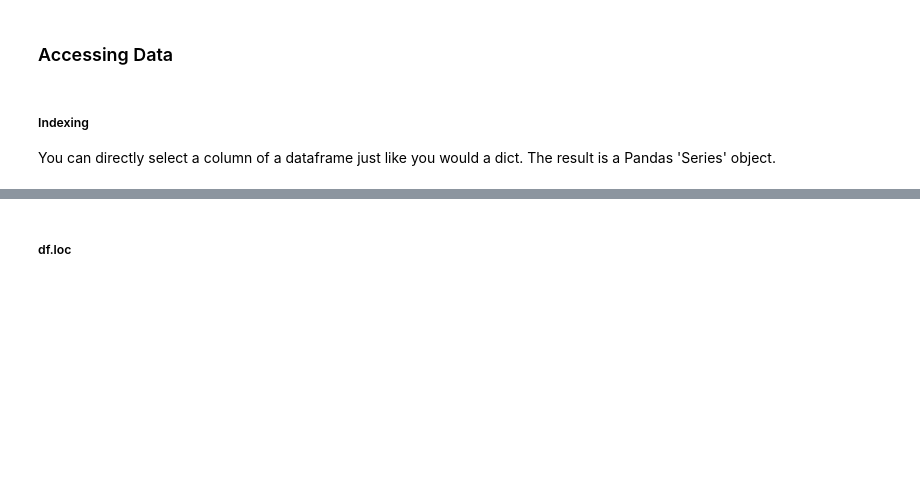
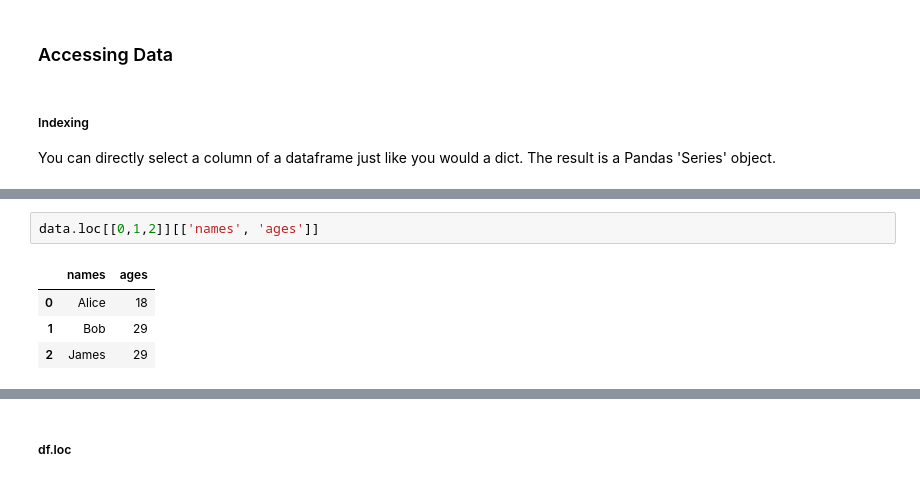
Before and after one commit to nargis-akhter/CodingTempleBootcamp, a Jupyter notebook: week 3/python day 4/my notebook.ipynb, the cells around one changed output, grey strips where cells are left out. Drawn from its saved outputs; the diff is of its cells as text; blank space fills up the shorter version.

```diff
--- a/week 3/python day 4/my notebook.ipynb
+++ b/week 3/python day 4/my notebook.ipynb
@@ -90,0 +231,7 @@ NameError: name 'data' is not defined
+# %%
+data.loc[[0,1,2]][['names', 'ages']]
+# %% [output]
+|  | names | ages |
+| 0 | Alice | 18 |
+| 1 | Bob | 29 |
+| 2 | James | 29 |
```
Also changed, not shown: parts of 10 cells of this notebook, 9 other files.
